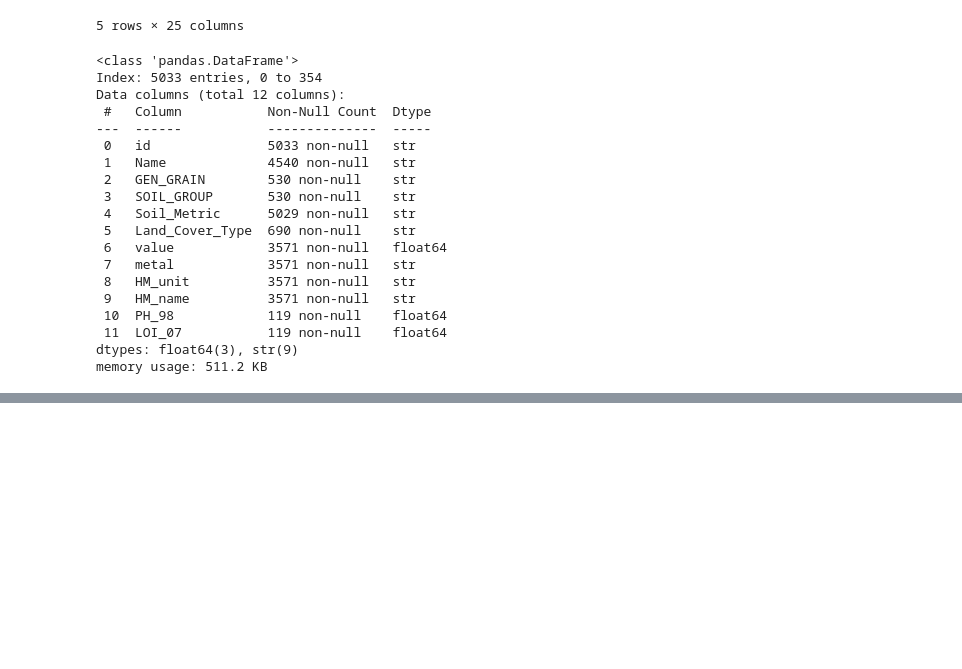
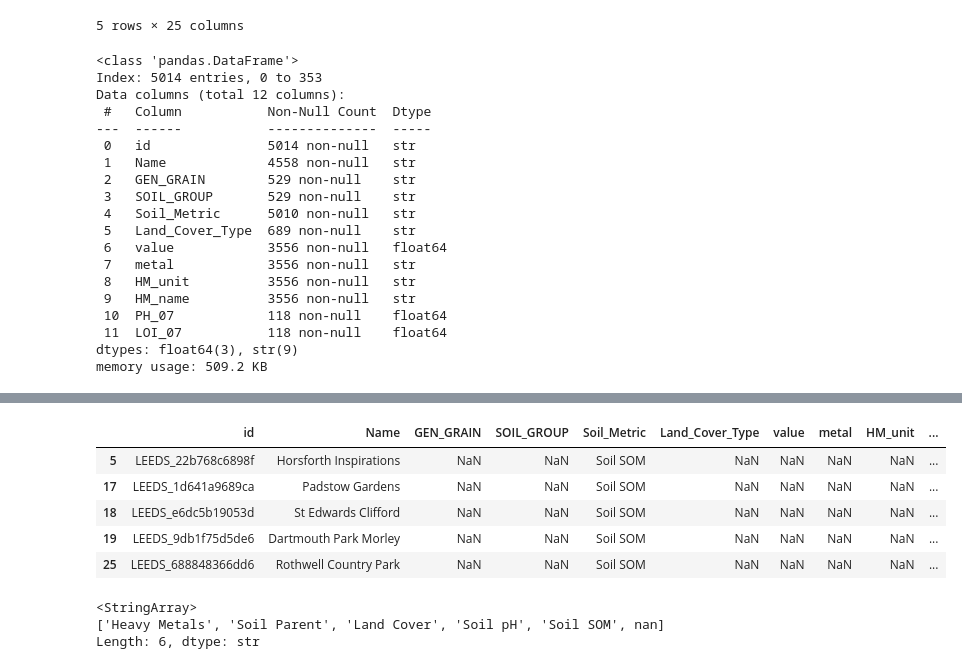
Before and after one commit to MarionC749/LIDA-SEEDS, a Jupyter notebook: Data Cleaning/3-SEEDS_soil_health.ipynb, the cells around one changed output, grey strips where cells are left out. Drawn from its saved outputs; the diff is of its cells as text; code cells hidden in the pictures; blank space fills up the shorter version.

```diff
--- a/Data Cleaning/3-SEEDS_soil_health.ipynb
+++ b/Data Cleaning/3-SEEDS_soil_health.ipynb
@@ -732,7 +732,7 @@ Length: 10, dtype: str
 soil_parent_to_join= soil_parent[['GEN_GRAIN', 'SOIL_GROUP', 'geometry', 'Soil_Metric']].copy()
 LandCover_to_join= LandCover[['geometry', 'Land_Cover_Type','Soil_Metric']].copy()
 HeavyMetals_to_join= HeavyMetals[['geometry', 'value', 'metal', 'HM_unit', 'HM_name', 'Soil_Metric']].copy()
-Soil_pH_to_join= Soil_pH[['PH_98', 'geometry', 'Soil_Metric']]
+Soil_pH_to_join= Soil_pH[['PH_07', 'geometry', 'Soil_Metric']]
 Soil_SOM_to_join= Soil_SOM[['LOI_07', 'geometry', 'Soil_Metric']]
 
 # Combine different soil health data
@@ -809,29 +809,29 @@ CGS_soil = CGS_soil[['id',
                      'metal',
                      'HM_unit',
                      'HM_name',
-                     'PH_98',
+                     'PH_07',
                      'LOI_07']]
 CGS_soil.info()
 # %% [output]
 <class 'pandas.DataFrame'>
-Index: 5033 entries, 0 to 354
+Index: 5014 entries, 0 to 353
 Data columns (total 12 columns):
  #   Column           Non-Null Count  Dtype
 ---  ------           --------------  -----
- 0   id               5033 non-null   str
- 1   Name             4540 non-null   str
- 2   GEN_GRAIN        530 non-null    str
- 3   SOIL_GROUP       530 non-null    str
- 4   Soil_Metric      5029 non-null   str
- 5   Land_Cover_Type  690 non-null    str
- 6   value            3571 non-null   float64
- 7   metal            3571 non-null   str
- 8   HM_unit          3571 non-null   str
- 9   HM_name          3571 non-null   str
- 10  PH_98            119 non-null    float64
- 11  LOI_07           119 non-null    float64
+ 0   id               5014 non-null   str
+ 1   Name             4558 non-null   str
+ 2   GEN_GRAIN        529 non-null    str
+ 3   SOIL_GROUP       529 non-null    str
+ 4   Soil_Metric      5010 non-null   str
+ 5   Land_Cover_Type  689 non-null    str
+ 6   value            3556 non-null   float64
+ 7   metal            3556 non-null   str
+ 8   HM_unit          3556 non-null   str
+ 9   HM_name          3556 non-null   str
+ 10  PH_07            118 non-null    float64
+ 11  LOI_07           118 non-null    float64
 dtypes: float64(3), str(9)
-memory usage: 511.2 KB
+memory usage: 509.2 KB
 # %%
 CGS_soil.head()
 # %% [output]
@@ -841,3 +841,13 @@ CGS_soil.head()
 | 0 | LEEDS_392f971be18a | Chapel Allerton Composting In The... | NaN | NaN | Land Cover | Suburban | NaN | NaN | NaN | ... |
 | 0 | LEEDS_392f971be18a | Chapel Allerton Composting In The... | NaN | NaN | Heavy Metals | NaN | 22.644390 | Ni | mg/kg | ... |
 | 0 | LEEDS_392f971be18a | Chapel Allerton Composting In The... | NaN | NaN | Heavy Metals | NaN | 17.759830 | As | mg/kg | ... |
+# %%
+test = CGS_soil[CGS_soil['Soil_Metric'] == 'Soil SOM']
+test.head()
+# %% [output]
+|  | id | Name | GEN_GRAIN | SOIL_GROUP | Soil_Metric | Land_Cover_Type | value | metal | HM_unit | ... |
+| 5 | LEEDS_22b768c6898f | Horsforth Inspirations | NaN | NaN | Soil SOM | NaN | NaN | NaN | NaN | ... |
+| 17 | LEEDS_1d641a9689ca | Padstow Gardens | NaN | NaN | Soil SOM | NaN | NaN | NaN | NaN | ... |
+| 18 | LEEDS_e6dc5b19053d | St Edwards Clifford | NaN | NaN | Soil SOM | NaN | NaN | NaN | NaN | ... |
+| 19 | LEEDS_9db1f75d5de6 | Dartmouth Park Morley | NaN | NaN | Soil SOM | NaN | NaN | NaN | NaN | ... |
+| 25 | LEEDS_688848366dd6 | Rothwell Country Park | NaN | NaN | Soil SOM | NaN | NaN | NaN | NaN | ... |
@@ -843,0 +859,6 @@ CGS_soil.head()
+# %%
+CGS_soil['Soil_Metric'].unique()
+# %% [output]
+<StringArray>
+['Heavy Metals', 'Soil Parent', 'Land Cover', 'Soil pH', 'Soil SOM', nan]
+Length: 6, dtype: str
```
Also changed, not shown: parts of 5 cells of this notebook, 5 other files.
